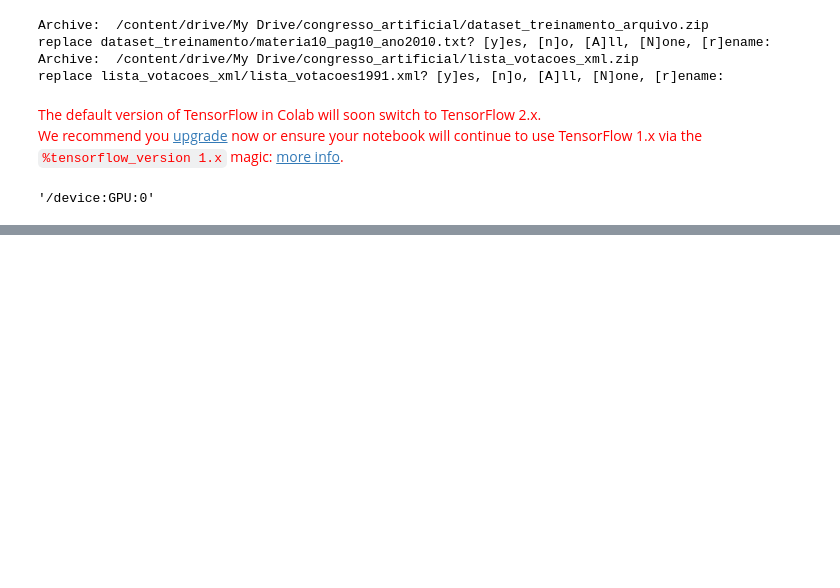
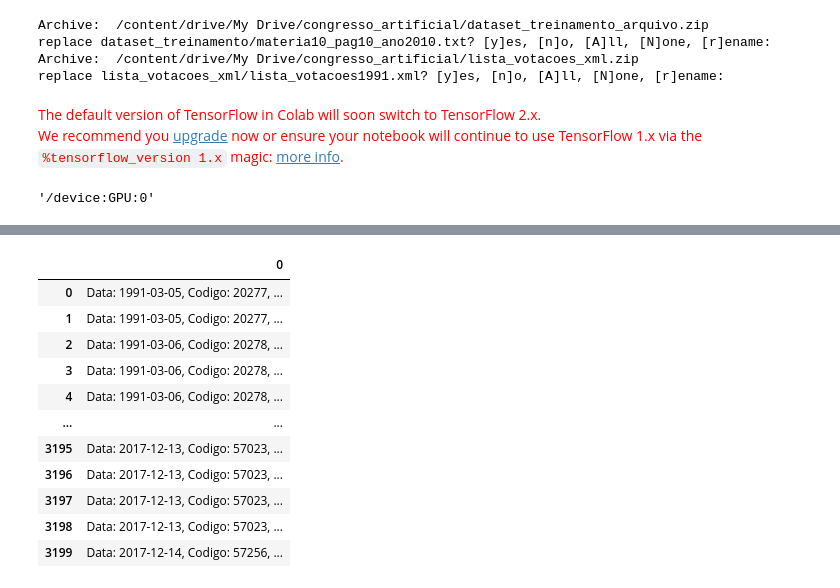
Before and after one commit to Mathufnn/congresso_artificial, a Jupyter notebook: interpretador_de_leis.ipynb, the cells around one changed output, grey strips where cells are left out. Saved outputs shown, nothing was run; the diff lists cells and outputs as text; code cells hidden in the pictures; blank space fills up the shorter version.

```diff
--- a/interpretador_de_leis.ipynb
+++ b/interpretador_de_leis.ipynb
@@ -29,6 +29,7 @@ We recommend you upgrade now or ensure your notebook will continue to use Tensor
 # %%
 import os
 import numpy as np
+import pandas as pd
 from keras.models import Sequential
 from keras.layers import Dense
 from keras.layers import Dropout
@@ -45,17 +46,23 @@ from keras.preprocessing.text import Tokenizer
 directory = '/content/dataset_treinamento/'
 raw_text = ""
 
-for filename in os.listdir(directory):
+for filename in reversed(os.listdir(directory)):
     if filename.endswith(".txt"):
       with open(directory + filename, 'r') as f:
         raw_text += f.read() + " "
 
 ####
 
+
 words = text_to_word_sequence(raw_text, filters='"#$%&()*+-/:;<=>@[\\]^_`{|}~\t\n', split=' ', lower=True)
 
 MAX_WORDS = 100000
 words = words[0:MAX_WORDS]
+
+# print("Amostra do texto: ", end="")
+# for i in words:
+#   print(i + " ", end="")
+# print("\n")
 
 dict_words = sorted(set(words))
 
@@ -209,0 +226,91 @@ import Pandas as pd
+# %%
+import xml.etree.ElementTree as ET
+import unicodedata
+import re
+
+class Votacao:
+  def __init__(self, data="", cod=0, sigla="", casa="", secreta="", res="", votos={}, total_sim=0, total_nao=0, ano="", desc="", desc_ident=""):
+    self.data_sessao = data       # string formato aaaa-mm-dd
+    self.codigo_sessao = cod      # inteiro formado por cast de string
+    self.sigla_materia = sigla    # string, sigla referente a materia votada (Ex. PEC, MSF)
+    self.casa = casa              # string, referente a casa onde foi votada a sessao
+    self.secreta = secreta        # string com valores S ou N (secreta ou nao-secreta)
+    self.resultado = res          # string com valores A ou R (materia aprovada ou reprovada)
+    self.votos = votos            # dicionario que relaciona numero do senador com o valor do voto (sim, nao, ausente, nao registrou, etc)
+    self.total_votos_sim = total_sim  # inteiro formado por cast de string
+    self.total_votos_nao = total_nao  # inteiro formado por cast de string
+    self.ano_materia = ano        # string em formato aaaa
+    self.descricao = desc         # string grande com descricao da votacao da materia
+    self.descricao_identificacao = desc_ident  # string que identifica as materias pelo indice
+
+  def __repr__(self):
+    return "Data: %s, Codigo: %s, Resultado: %s \n" % (self.data_sessao, self.codigo_sessao, self.resultado)
+
+lista_votacoes = []               # lista de instancias da classe Votacao, pode ser exportada para outro arquivo
+
+def trata_dado_ausente(elemento):# funcao para tratar objetos do tipo "NoneType" que aparecem quando
+  var = elemento                  # ha dados ausentes, quando o elemento e uma string.
+  if(elemento is None):           # caso o elemento seja NoneType, atribui-se uma string vazia a ele
+    var = ""
+  else:                           # caso contrario, ele recebe o conteudo do elemento a que pertence
+    var = var.text
+  return var
+
+def trata_dado_ausente_int(elemento):  # trata objetos "NoneType" e os substitui por numeros
+  var = elemento
+  if(elemento is None):
+    var = 0
+  else:
+    var = int(var.text)
+  return var
+
+def limpar_texto(texto):          # trata caracteres com acento e caracteres invalidos.
+  texto = texto.lower()
+  nfkd = unicodedata.normalize('NFKD', texto)
+  palavraSemAcento = u"".join([c for c in nfkd if not unicodedata.combining(c)])
+  texto_limpo = re.sub('[^a-zA-Z0-9 \\\]', ' ', palavraSemAcento)
+  texto_limpo = ' '.join(texto_limpo.split())
+
+  return texto_limpo
+
+for i in range(1991, 2018):       # itera sobre os anos dos arquivos XML das votacoes e faz o parsing do xml
+  with open("lista_votacoes_xml/lista_votacoes" + str(i) + ".xml", 'r', encoding="utf-8") as f:
+    root = ET.fromstring(f.read())
+
+  for votacao_element in root[1].findall("Votacao"):
+    data1 = trata_dado_ausente(votacao_element.find("DataSessao"))
+    codigo1 = trata_dado_ausente_int(votacao_element.find("CodigoSessao"))
+    sigla1 = trata_dado_ausente(votacao_element.find("SiglaMateria"))
+    casa1 = trata_dado_ausente(votacao_element.find("SiglaCasa"))
+    secreta1 = trata_dado_ausente(votacao_element.find("Secreta"))
+    resultado1 = trata_dado_ausente(votacao_element.find("Resultado"))
+
+    votos = {}
+    for voto in votacao_element.iter("Votos"):
+      codigo_parl = voto.find("CodigoParlamentar")
+      voto_parl = voto.find("Voto")
+      votos[codigo_parl] = voto_parl
+
+    total_votos_sim1 = trata_dado_ausente_int(votacao_element.find("TotalVotosSim"))
+    total_votos_nao1 = trata_dado_ausente_int(votacao_element.find("TotalVotosNao"))
+    ano_materia1 = trata_dado_ausente(votacao_element.find("AnoMateria"))
+    descricao1 = limpar_texto(trata_dado_ausente(votacao_element.find("DescricaoVotacao")))
+    descricao_identificacao1 = trata_dado_ausente(votacao_element.find("DescricaoIdentificacaoMateria"))
+
+    instancia_votacao = Votacao(data1, codigo1, sigla1, casa1, secreta1, resultado1, votos, total_votos_sim1, total_votos_sim1, ano_materia1, descricao1)
+    lista_votacoes.append(instancia_votacao)    # atribui os valores do arquivo XML as instancias da classe
+
+pd.DataFrame(lista_votacoes)
+# %% [output]
+|  | 0 |
+| 0 | Data: 1991-03-05, Codigo: 20277, ... |
+| 1 | Data: 1991-03-05, Codigo: 20277, ... |
+| 2 | Data: 1991-03-06, Codigo: 20278, ... |
+| 3 | Data: 1991-03-06, Codigo: 20278, ... |
+| 4 | Data: 1991-03-06, Codigo: 20278, ... |
+| ... | ... |
+| 3195 | Data: 2017-12-13, Codigo: 57023, ... |
+| 3196 | Data: 2017-12-13, Codigo: 57023, ... |
+| 3197 | Data: 2017-12-13, Codigo: 57023, ... |
+| 3198 | Data: 2017-12-13, Codigo: 57023, ... |
+| 3199 | Data: 2017-12-14, Codigo: 57256, ... |
```
Also changed, not shown: parts of 13 cells of this notebook.
